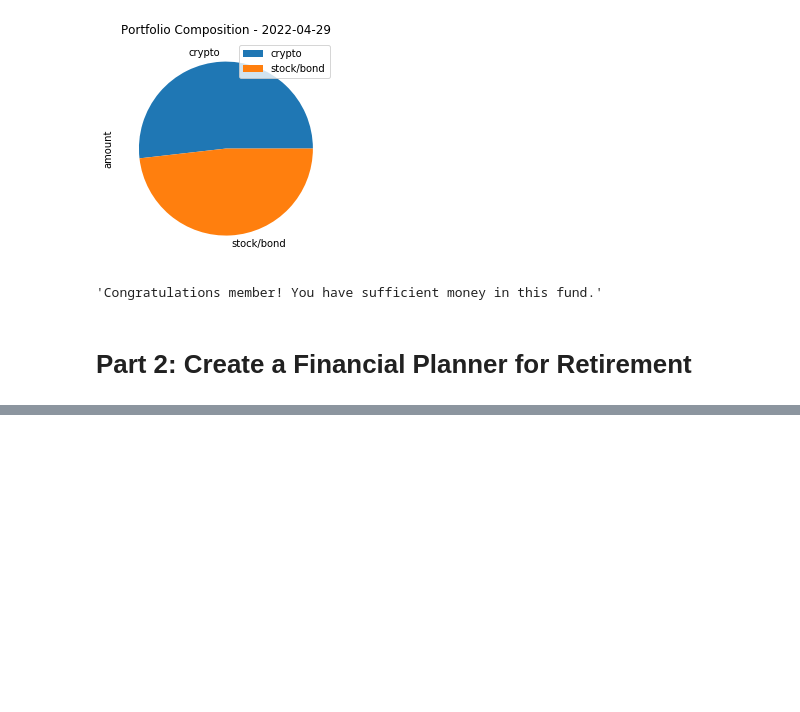
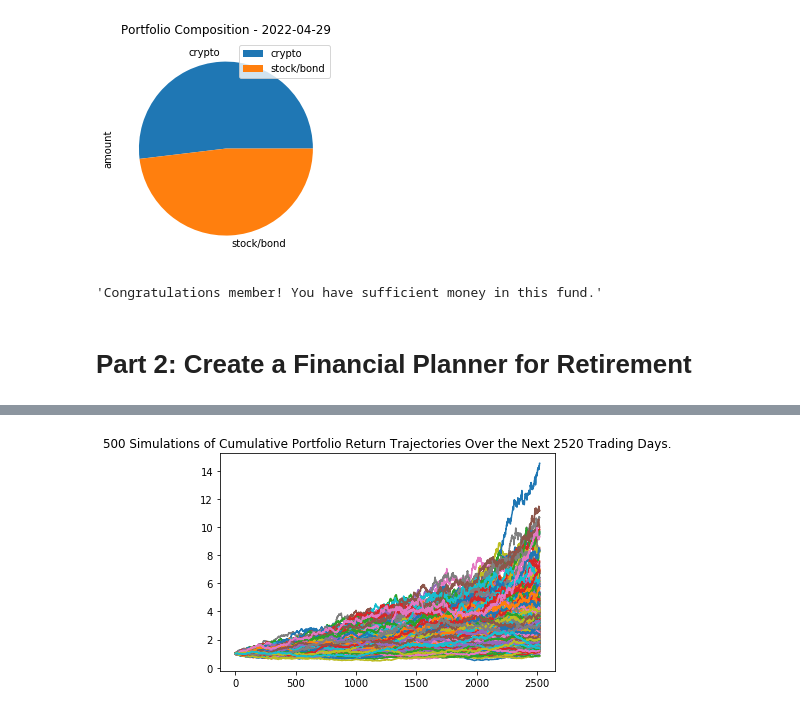
Before and after one commit to heitzo/Financial_Planners, a Jupyter notebook: Financial_planning_tools_.ipynb, the cells around one changed output, grey strips where cells are left out. Saved outputs shown, nothing was run; the diff lists cells and outputs as text; code cells hidden in the pictures; blank space fills up the shorter version.

```diff
--- a/Financial_planning_tools_.ipynb
+++ b/Financial_planning_tools_.ipynb
@@ -321,0 +475,14 @@ MC_thirty_year = MCSimulation(prices_df, weights = [.6, .4], num_simulation = 10
+# %%
+# Configure a Monte Carlo simulation to forecast 10 years cumulative returns
+# The weights should be split 20% to AGG and 80% to SPY.
+# Run 500 samples.
+MC_ten_yr = MCSimulation(
+    pricing_df,
+    weights=[.8, .2],
+    num_simulation=500,
+    num_trading_days=252*10
+)
+
+# Review the simulation input data by calling the portfolio_data function
+display(MC_ten_yr.portfolio_data.head())
+display(MC_ten_yr.portfolio_data.tail())
@@ -321,0 +551,6 @@ MC_thirty_year = MCSimulation(prices_df, weights = [.6, .4], num_simulation = 10
+# %%
+# Visualize the 10-year Monte Carlo simulation by creating an
+# overlay line plot
+MC_ten_yr_line_plot = MC_ten_yr.plot_simulation()
+# %% [output]
+[figure, added]
```
Also changed, not shown: parts of 32 cells of this notebook.
